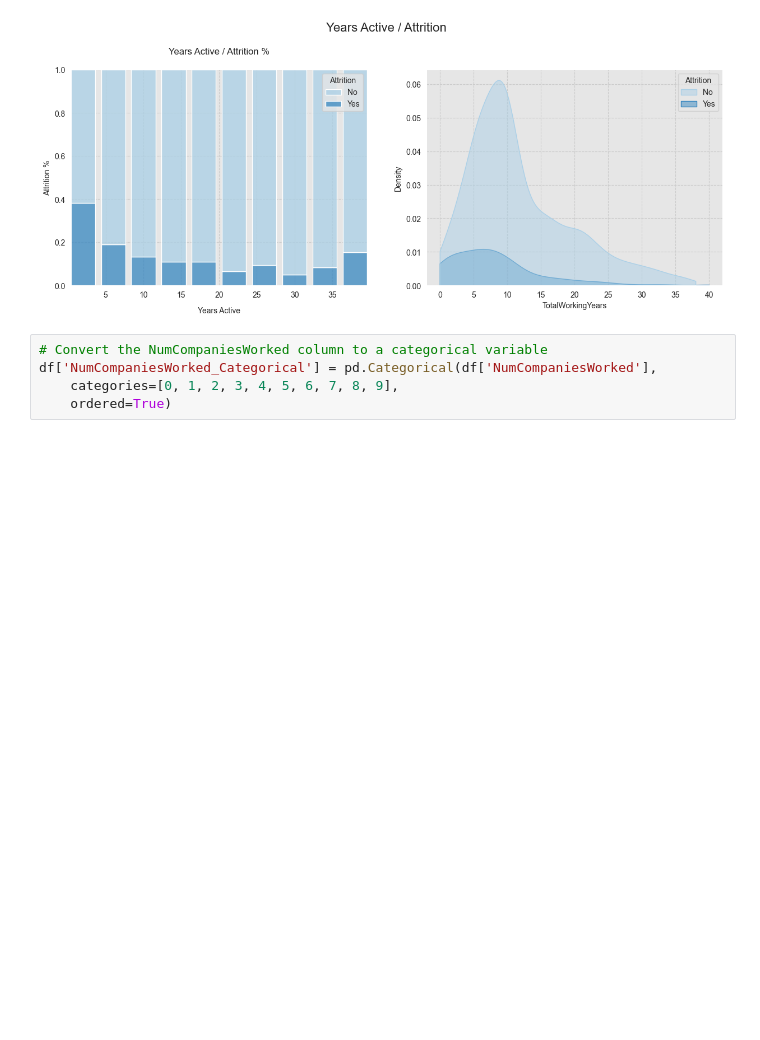
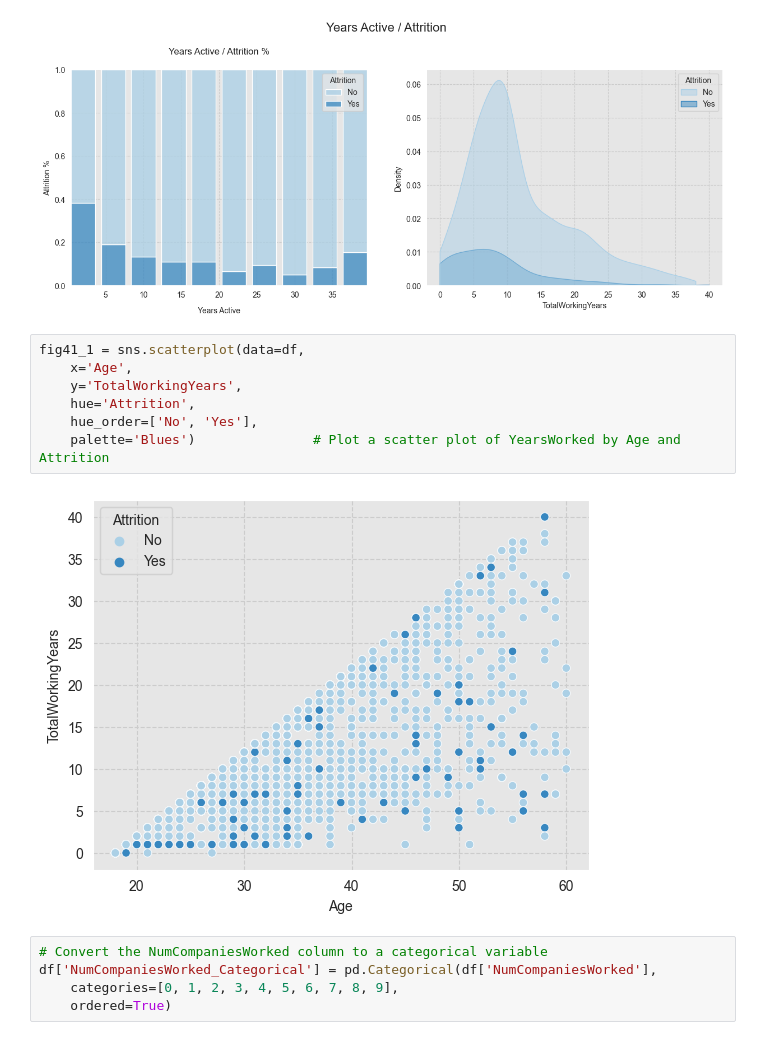
Before and after one commit to scuellaralmagro/employee_attrition_ibm, a Jupyter notebook: ibm_eda.ipynb, the cells around one changed output. Saved outputs shown, nothing was run; the diff lists cells and outputs as text; blank space fills up the shorter version.

```diff
--- a/ibm_eda.ipynb
+++ b/ibm_eda.ipynb
@@ -827,6 +856,15 @@ fig41 = sns.kdeplot(data=df,
     alpha=0.5)              # Plot a KDE of YearsWorked by Attrition
 # %% [output]
 [figure]
+# %%
+fig41_1 = sns.scatterplot(data=df,
+    x='Age',
+    y='TotalWorkingYears',
+    hue='Attrition',
+    hue_order=['No', 'Yes'],
+    palette='Blues')               # Plot a scatter plot of YearsWorked by Age and Attrition
+# %% [output]
+[figure, added]
 # %%
 # Convert the NumCompaniesWorked column to a categorical variable
 df['NumCompaniesWorked_Categorical'] = pd.Categorical(df['NumCompaniesWorked'],
```
Also changed, not shown: parts of 30 cells of this notebook.
